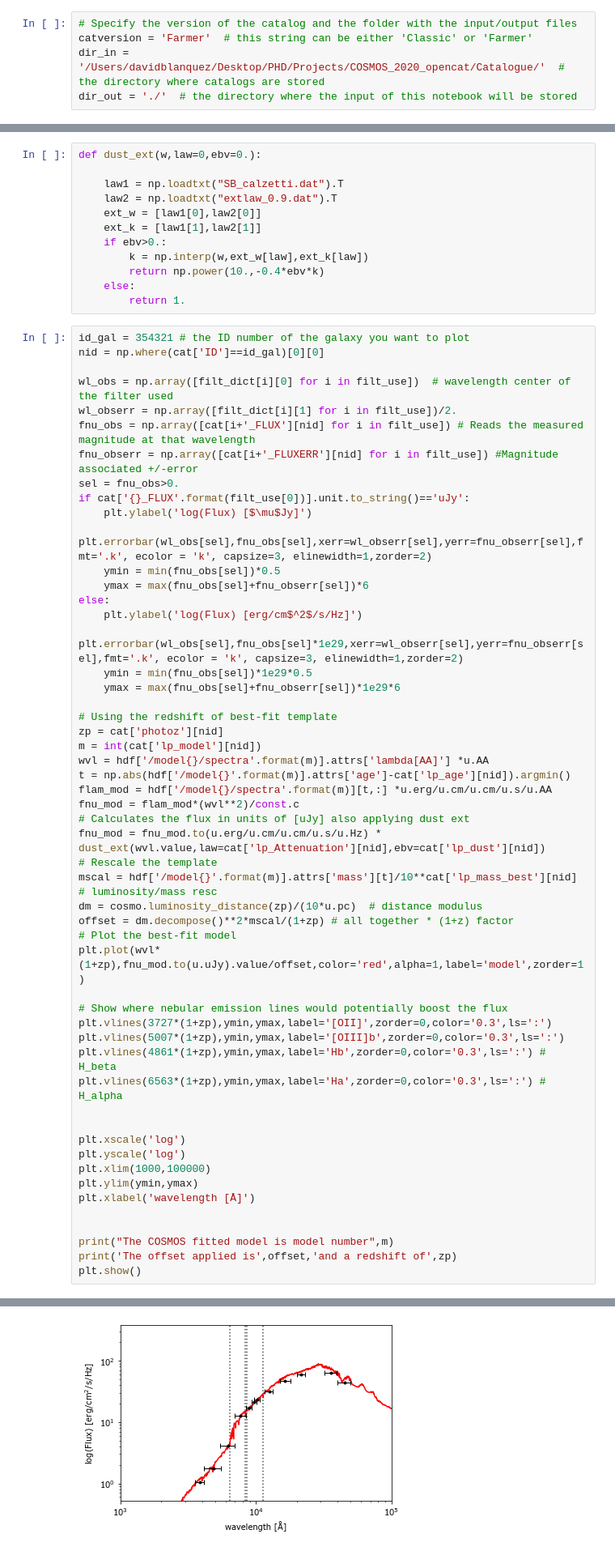
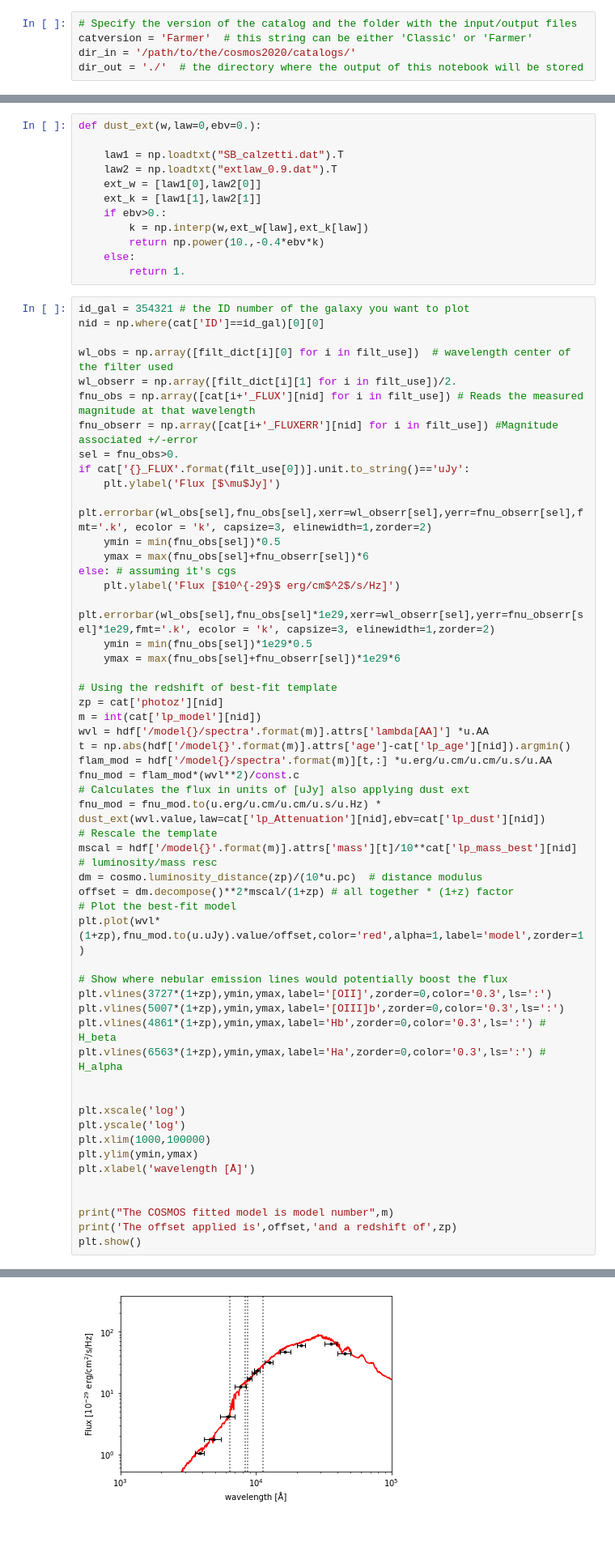
Before and after one commit to cosmic-dawn/cosmos2020-readcat, a Jupyter notebook: COSMOS2020_readcat.ipynb, the cells around one changed output, grey strips where cells are left out. Shown: that part at 81% size. Cells and saved outputs as stored; diff of their text form; blank space fills up the shorter version.

```diff
--- a/COSMOS2020_readcat.ipynb
+++ b/COSMOS2020_readcat.ipynb
@@ -46,8 +46,8 @@ These and many more input parameters are specified in the present section.
 # %%
 # Specify the version of the catalog and the folder with the input/output files
 catversion = 'Farmer'  # this string can be either 'Classic' or 'Farmer'
-dir_in = '/Users/davidblanquez/Desktop/PHD/Projects/COSMOS_2020_opencat/Catalogue/'  # the directory where catalogs are stored
-dir_out = './'  # the directory where the input of this notebook will be stored
+dir_in = '/path/to/the/cosmos2020/catalogs/'
+dir_out = './'  # the directory where the output of this notebook will be stored
 # %%
 # Chose the SED fitting code:
 # set to 'lp' for LePhare results or
@@ -465,13 +465,13 @@ fnu_obs = np.array([cat[i+'_FLUX'][nid] for i in filt_use]) # Reads the measured
 fnu_obserr = np.array([cat[i+'_FLUXERR'][nid] for i in filt_use]) #Magnitude associated +/-error
 sel = fnu_obs>0.
 if cat['{}_FLUX'.format(filt_use[0])].unit.to_string()=='uJy':
-    plt.ylabel('log(Flux) [$\mu$Jy]')
+    plt.ylabel('Flux [$\mu$Jy]')
     plt.errorbar(wl_obs[sel],fnu_obs[sel],xerr=wl_obserr[sel],yerr=fnu_obserr[sel],fmt='.k', ecolor = 'k', capsize=3, elinewidth=1,zorder=2)
     ymin = min(fnu_obs[sel])*0.5
     ymax = max(fnu_obs[sel]+fnu_obserr[sel])*6
-else:
-    plt.ylabel('log(Flux) [erg/cm$^2$/s/Hz]')
-    plt.errorbar(wl_obs[sel],fnu_obs[sel]*1e29,xerr=wl_obserr[sel],yerr=fnu_obserr[sel],fmt='.k', ecolor = 'k', capsize=3, elinewidth=1,zorder=2)
+else: # assuming it's cgs
+    plt.ylabel('Flux [$10^{-29}$ erg/cm$^2$/s/Hz]')
+    plt.errorbar(wl_obs[sel],fnu_obs[sel]*1e29,xerr=wl_obserr[sel],yerr=fnu_obserr[sel]*1e29,fmt='.k', ecolor = 'k', capsize=3, elinewidth=1,zorder=2)
     ymin = min(fnu_obs[sel])*1e29*0.5
     ymax = max(fnu_obs[sel]+fnu_obserr[sel])*1e29*6
 
@@ -484,32 +484,32 @@ flam_mod = hdf['/model{}/spectra'.format(m)][t,:] *u.erg/u.cm/u.cm/u.s/u.AA
 fnu_mod = flam_mod*(wvl**2)/const.c
 # Calculates the flux in units of [uJy] also applying dust ext
 fnu_mod = fnu_mod.to(u.erg/u.cm/u.cm/u.s/u.Hz) * dust_ext(wvl.value,law=cat['lp_Attenuation'][nid],ebv=cat['lp_dust'][nid])
 # Rescale the template
 mscal = hdf['/model{}'.format(m)].attrs['mass'][t]/10**cat['lp_mass_best'][nid]  # luminosity/mass resc
 dm = cosmo.luminosity_distance(zp)/(10*u.pc)  # distance modulus
 offset = dm.decompose()**2*mscal/(1+zp) # all together * (1+z) factor
 # Plot the best-fit model
 plt.plot(wvl*(1+zp),fnu_mod.to(u.uJy).value/offset,color='red',alpha=1,label='model',zorder=1)
 
 # Show where nebular emission lines would potentially boost the flux
 plt.vlines(3727*(1+zp),ymin,ymax,label='[OII]',zorder=0,color='0.3',ls=':')
 plt.vlines(5007*(1+zp),ymin,ymax,label='[OIII]b',zorder=0,color='0.3',ls=':')
 plt.vlines(4861*(1+zp),ymin,ymax,label='Hb',zorder=0,color='0.3',ls=':') # H_beta
 plt.vlines(6563*(1+zp),ymin,ymax,label='Ha',zorder=0,color='0.3',ls=':') # H_alpha
 
 
 plt.xscale('log')
 plt.yscale('log')
 plt.xlim(1000,100000)
 plt.ylim(ymin,ymax)
 plt.xlabel('wavelength [Å]')
 
 
 print("The COSMOS fitted model is model number",m)
 print('The offset applied is',offset,'and a redshift of',zp)
 plt.show()
 # %% [output]
 The COSMOS fitted model is model number 9
 The offset applied is 865897.3785545913 and a redshift of 0.7233
-[figure, old version]
+[figure, new version]
 # %% [markdown]
```
Also changed, not shown: parts of 22 cells of this notebook.
